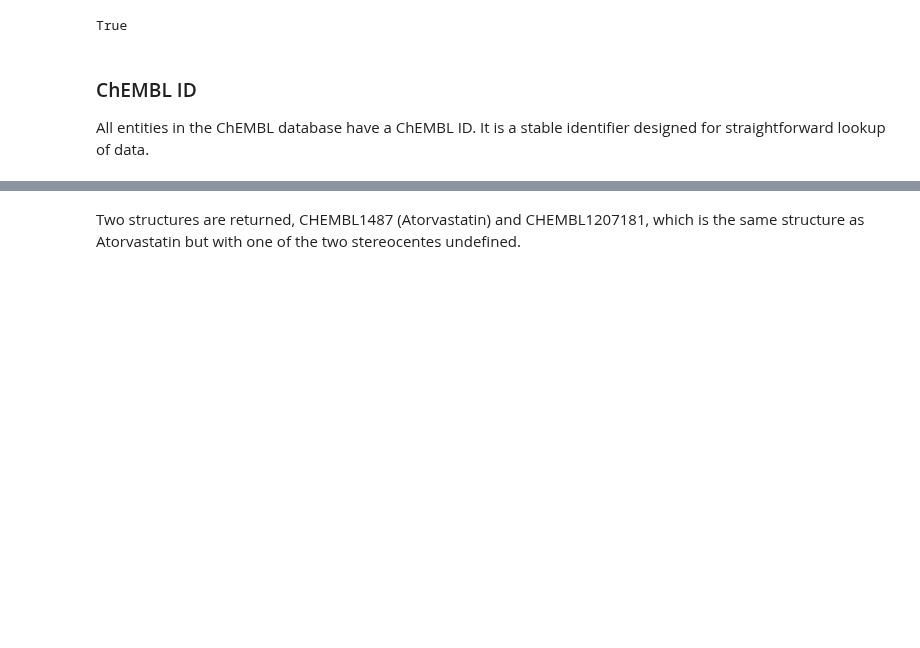
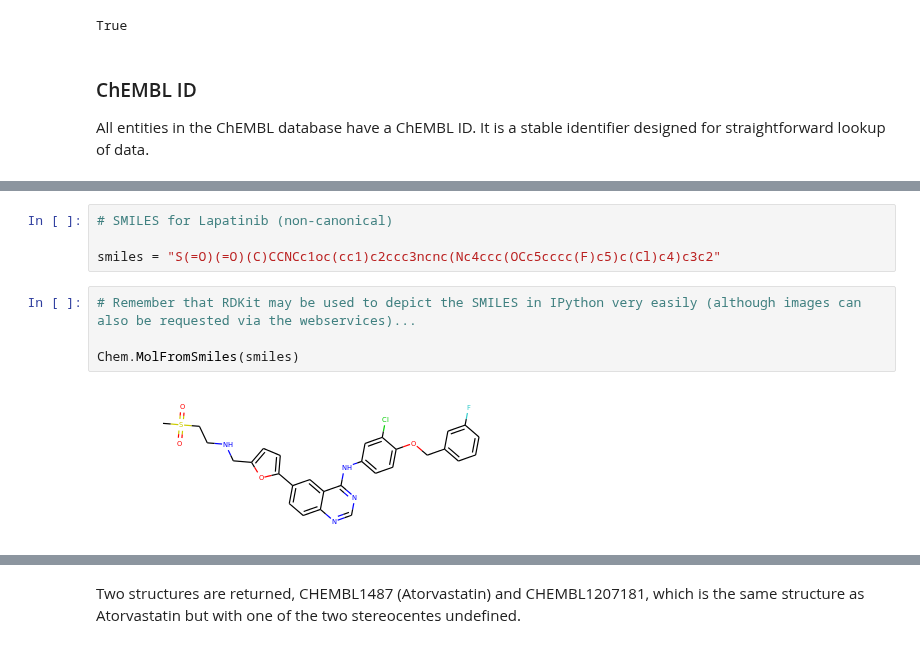
Before and after one commit to chembl/mychembl, a Jupyter notebook: ipython_notebooks/02_myChEMBL_web_services.ipynb, the cells around one changed output, grey strips where cells are left out. Saved outputs shown, nothing was run; the diff lists cells and outputs as text; blank space fills up the shorter version.

```diff
--- a/ipython_notebooks/02_myChEMBL_web_services.ipynb
+++ b/ipython_notebooks/02_myChEMBL_web_services.ipynb
@@ -211,0 +278,10 @@ CHEMBL1487      : CC(C)c1c(C(=O)Nc2ccccc2)c(c3ccccc3)c(c4ccc(F)cc4)n1CC[C@@H](O)
+# %%
+# SMILES for Lapatinib (non-canonical)
+
+smiles = "S(=O)(=O)(C)CCNCc1oc(cc1)c2ccc3ncnc(Nc4ccc(OCc5cccc(F)c5)c(Cl)c4)c3c2"
+# %%
+# Remember that RDKit may be used to depict the SMILES in IPython very easily (although images can also be requested via the webservices)...
+
+Chem.MolFromSmiles(smiles)
+# %% [output]
+[figure, added]
```
Also changed, not shown: parts of 88 cells of this notebook.
